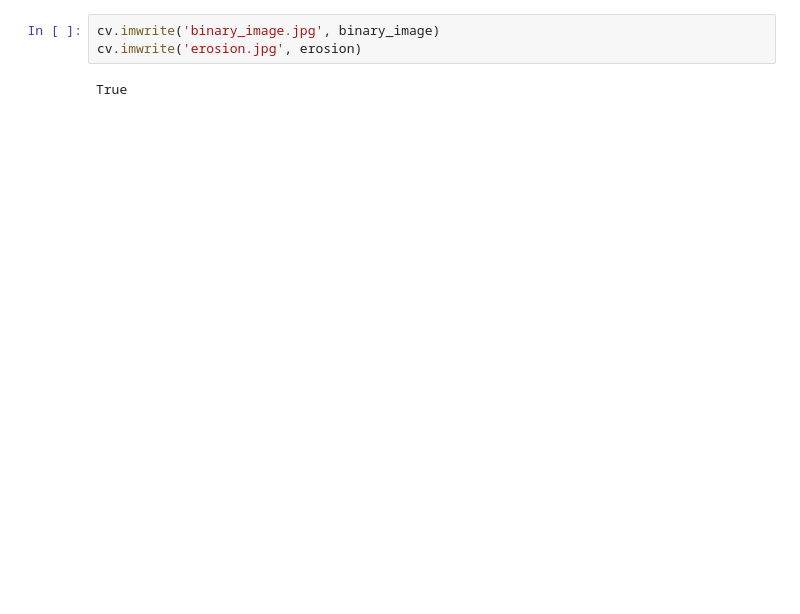
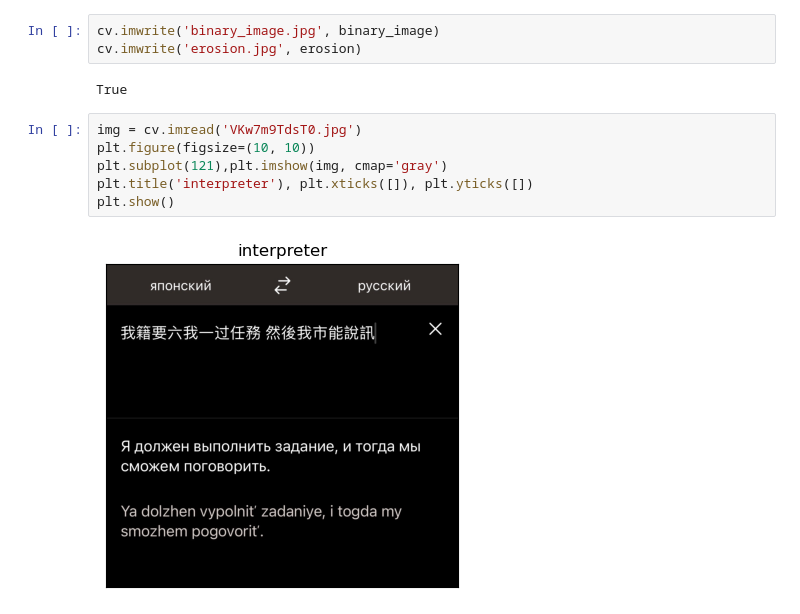
Before and after one commit to Brendj/image-process, a Jupyter notebook: lab4/lab4.ipynb, the cells around one changed output. Saved outputs shown, nothing was run; the diff lists cells and outputs as text; blank space fills up the shorter version.

```diff
--- a/lab4/lab4.ipynb
+++ b/lab4/lab4.ipynb
@@ -31,3 +34,11 @@ cv.imwrite('binary_image.jpg', binary_image)
 cv.imwrite('erosion.jpg', erosion)
 # %% [output]
 True
+# %%
+img = cv.imread('VKw7m9TdsT0.jpg')
+plt.figure(figsize=(10, 10))
+plt.subplot(121),plt.imshow(img, cmap='gray')
+plt.title('interpreter'), plt.xticks([]), plt.yticks([])
+plt.show()
+# %% [output]
+[figure, added]
```
Also changed, not shown: parts of 1 cell of this notebook, 4 other files.
